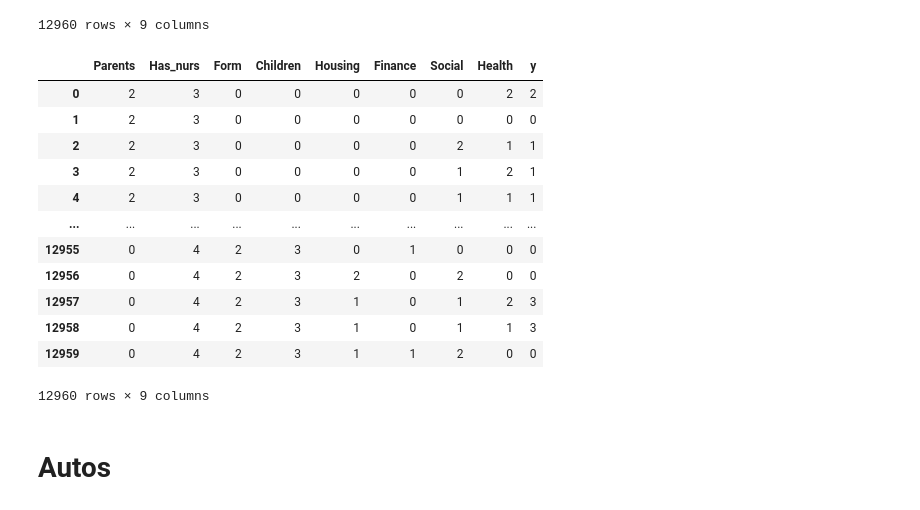
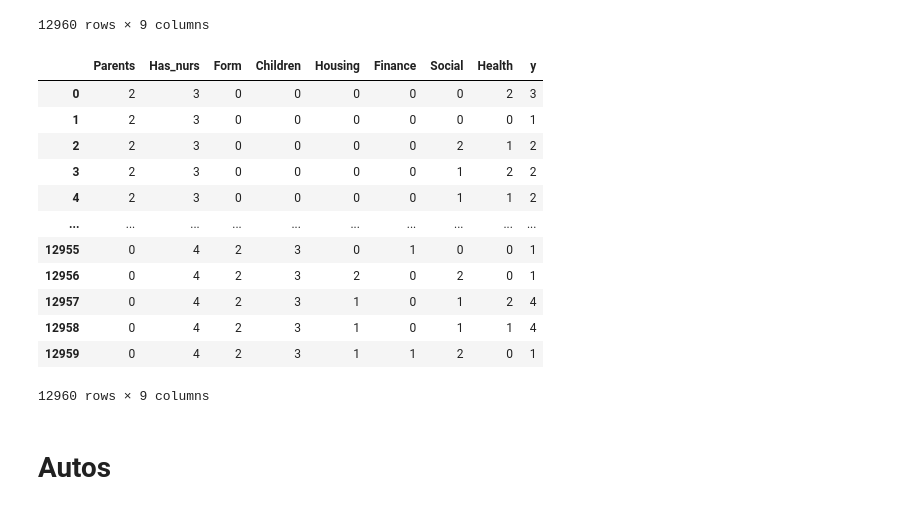
Before and after one commit to las33/MCSProject, a Jupyter notebook: Dataset Pre-processing (1-11).ipynb, the cells around one changed output. Drawn from its saved outputs; the diff is of its cells as text; code cells hidden in the pictures.

```diff
--- a/Dataset Pre-processing (1-11).ipynb
+++ b/Dataset Pre-processing (1-11).ipynb
@@ -361,24 +360,25 @@ valores faltantes: False
 # %%
 for col_name in df.columns:
     if(df[col_name].dtype == 'object'):
         df[col_name]= df[col_name].astype('category')
         df[col_name] = df[col_name].cat.codes
 
+df['y'] = [clazz+1 for clazz in list(df['y'])]
 df.to_csv(savedir+current_base+'.csv', index = False)
 df
 # %% [output]
 |  | Parents | Has_nurs | Form | Children | Housing | Finance | Social | Health | y |
-| 0 | 2 | 3 | 0 | 0 | 0 | 0 | 0 | 2 | 2 |
-| 1 | 2 | 3 | 0 | 0 | 0 | 0 | 0 | 0 | 0 |
-| 2 | 2 | 3 | 0 | 0 | 0 | 0 | 2 | 1 | 1 |
-| 3 | 2 | 3 | 0 | 0 | 0 | 0 | 1 | 2 | 1 |
-| 4 | 2 | 3 | 0 | 0 | 0 | 0 | 1 | 1 | 1 |
+| 0 | 2 | 3 | 0 | 0 | 0 | 0 | 0 | 2 | 3 |
+| 1 | 2 | 3 | 0 | 0 | 0 | 0 | 0 | 0 | 1 |
+| 2 | 2 | 3 | 0 | 0 | 0 | 0 | 2 | 1 | 2 |
+| 3 | 2 | 3 | 0 | 0 | 0 | 0 | 1 | 2 | 2 |
+| 4 | 2 | 3 | 0 | 0 | 0 | 0 | 1 | 1 | 2 |
 | ... | ... | ... | ... | ... | ... | ... | ... | ... | ... |
-| 12955 | 0 | 4 | 2 | 3 | 0 | 1 | 0 | 0 | 0 |
-| 12956 | 0 | 4 | 2 | 3 | 2 | 0 | 2 | 0 | 0 |
-| 12957 | 0 | 4 | 2 | 3 | 1 | 0 | 1 | 2 | 3 |
-| 12958 | 0 | 4 | 2 | 3 | 1 | 0 | 1 | 1 | 3 |
-| 12959 | 0 | 4 | 2 | 3 | 1 | 1 | 2 | 0 | 0 |
+| 12955 | 0 | 4 | 2 | 3 | 0 | 1 | 0 | 0 | 1 |
+| 12956 | 0 | 4 | 2 | 3 | 2 | 0 | 2 | 0 | 1 |
+| 12957 | 0 | 4 | 2 | 3 | 1 | 0 | 1 | 2 | 4 |
+| 12958 | 0 | 4 | 2 | 3 | 1 | 0 | 1 | 1 | 4 |
+| 12959 | 0 | 4 | 2 | 3 | 1 | 1 | 2 | 0 | 1 |
 12960 rows × 9 columns
 # %% [markdown]
 # Autos
```
Also changed, not shown: parts of 2 cells of this notebook, 2 other files.
